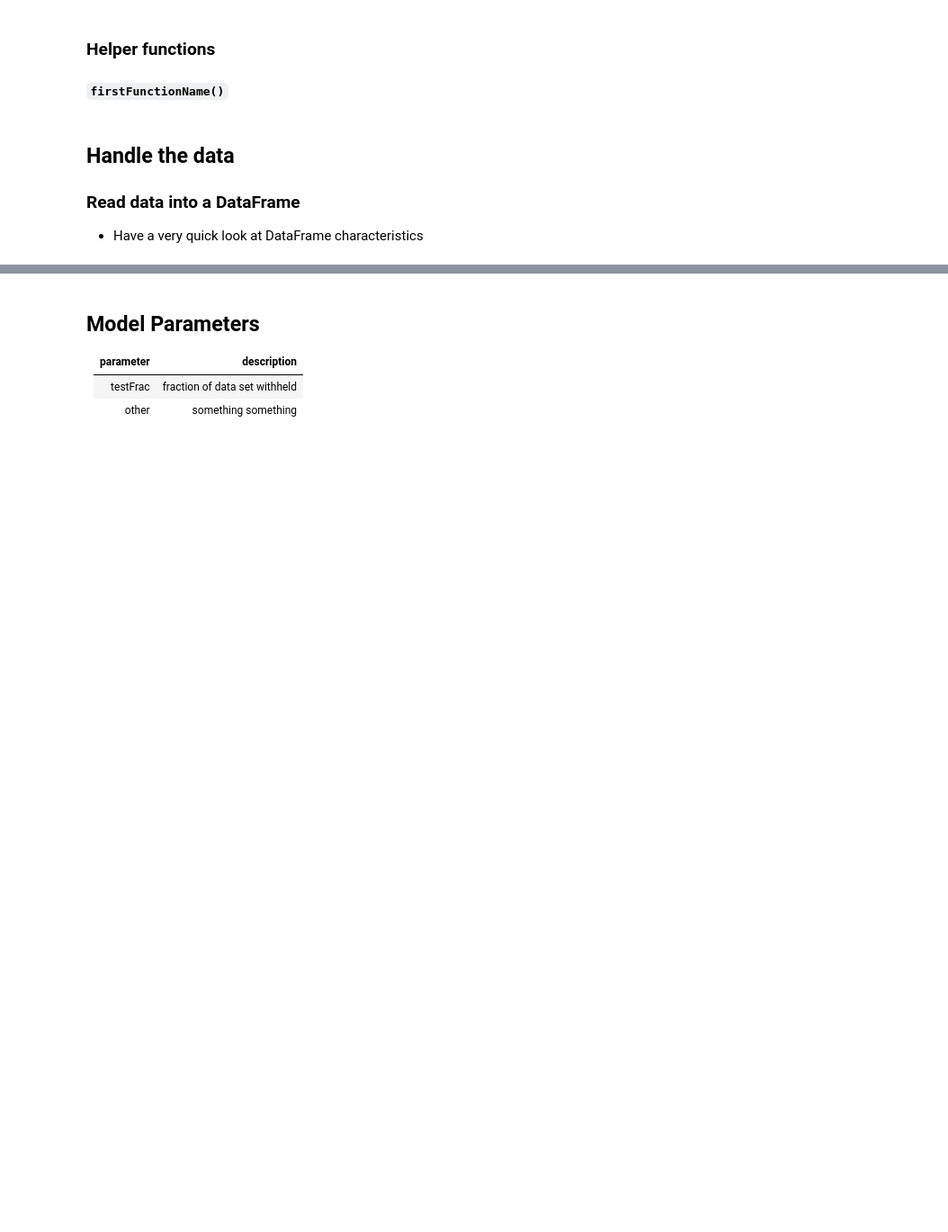
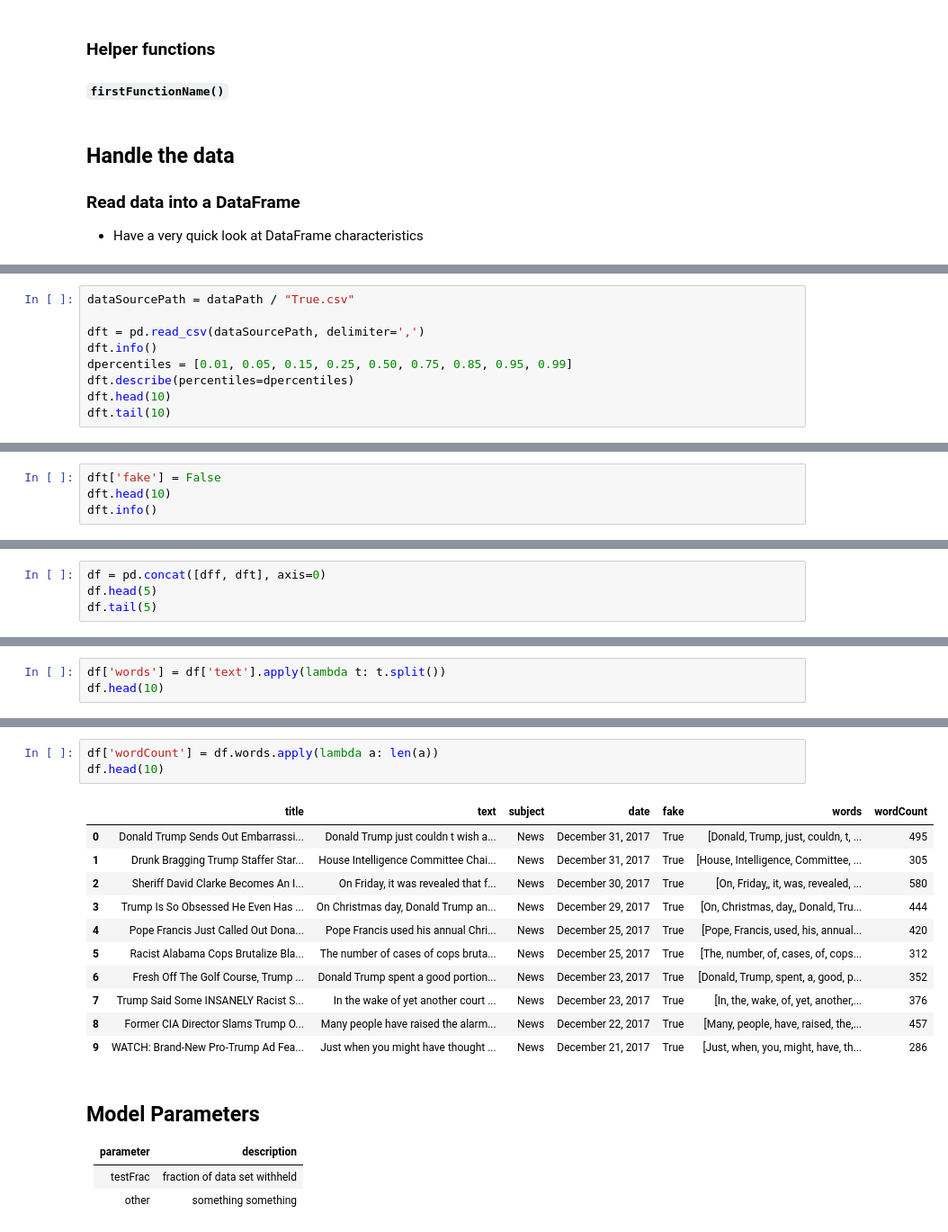
Before and after one commit to mw0/MLnotebooks, a Jupyter notebook: HuggingFace/notebooks/FakeRealNewsClassifier.ipynb, the cells around one changed output, grey strips where cells are left out. Shown at 90% size. Cells and saved outputs as stored; diff of their text form; blank space fills up the shorter version.

Commit message:
Some progress importing, munging data.

```diff
--- a/HuggingFace/notebooks/FakeRealNewsClassifier.ipynb
+++ b/HuggingFace/notebooks/FakeRealNewsClassifier.ipynb
@@ -198,0 +286,9 @@ df.tail(10).T
+# %%
+dataSourcePath = dataPath / "True.csv"
+
+dft = pd.read_csv(dataSourcePath, delimiter=',')
+dft.info()
+dpercentiles = [0.01, 0.05, 0.15, 0.25, 0.50, 0.75, 0.85, 0.95, 0.99]
+dft.describe(percentiles=dpercentiles)
+dft.head(10)
+dft.tail(10)
@@ -198,0 +376,4 @@ df.tail(10).T
+# %%
+dft['fake'] = False
+dft.head(10)
+dft.info()
@@ -198,0 +406,4 @@ df.tail(10).T
+# %%
+df = pd.concat([dff, dft], axis=0)
+df.head(5)
+df.tail(5)
@@ -198,0 +425,3 @@ df.tail(10).T
+# %%
+df['words'] = df['text'].apply(lambda t: t.split())
+df.head(10)
@@ -199,3 +440,18 @@ df.tail(10).T
+# %%
+df['wordCount'] = df.words.apply(lambda a: len(a))
+df.head(10)
+# %% [output]
+|  | title | text | subject | date | fake | words | wordCount |
+| 0 | Donald Trump Sends Out Embarrassi... | Donald Trump just couldn t wish a... | News | December 31, 2017 | True | [Donald, Trump, just, couldn, t, ... | 495 |
+| 1 | Drunk Bragging Trump Staffer Star... | House Intelligence Committee Chai... | News | December 31, 2017 | True | [House, Intelligence, Committee, ... | 305 |
+| 2 | Sheriff David Clarke Becomes An I... | On Friday, it was revealed that f... | News | December 30, 2017 | True | [On, Friday,, it, was, revealed, ... | 580 |
+| 3 | Trump Is So Obsessed He Even Has ... | On Christmas day, Donald Trump an... | News | December 29, 2017 | True | [On, Christmas, day,, Donald, Tru... | 444 |
+| 4 | Pope Francis Just Called Out Dona... | Pope Francis used his annual Chri... | News | December 25, 2017 | True | [Pope, Francis, used, his, annual... | 420 |
+| 5 | Racist Alabama Cops Brutalize Bla... | The number of cases of cops bruta... | News | December 25, 2017 | True | [The, number, of, cases, of, cops... | 312 |
+| 6 | Fresh Off The Golf Course, Trump ... | Donald Trump spent a good portion... | News | December 23, 2017 | True | [Donald, Trump, spent, a, good, p... | 352 |
+| 7 | Trump Said Some INSANELY Racist S... | In the wake of yet another court ... | News | December 23, 2017 | True | [In, the, wake, of, yet, another,... | 376 |
+| 8 | Former CIA Director Slams Trump O... | Many people have raised the alarm... | News | December 22, 2017 | True | [Many, people, have, raised, the,... | 457 |
+| 9 | WATCH: Brand-New Pro-Trump Ad Fea... | Just when you might have thought ... | News | December 21, 2017 | True | [Just, when, you, might, have, th... | 286 |
 # %% [markdown]
 ## Model Parameters
 
```
Also changed, not shown: parts of 15 cells of this notebook.
